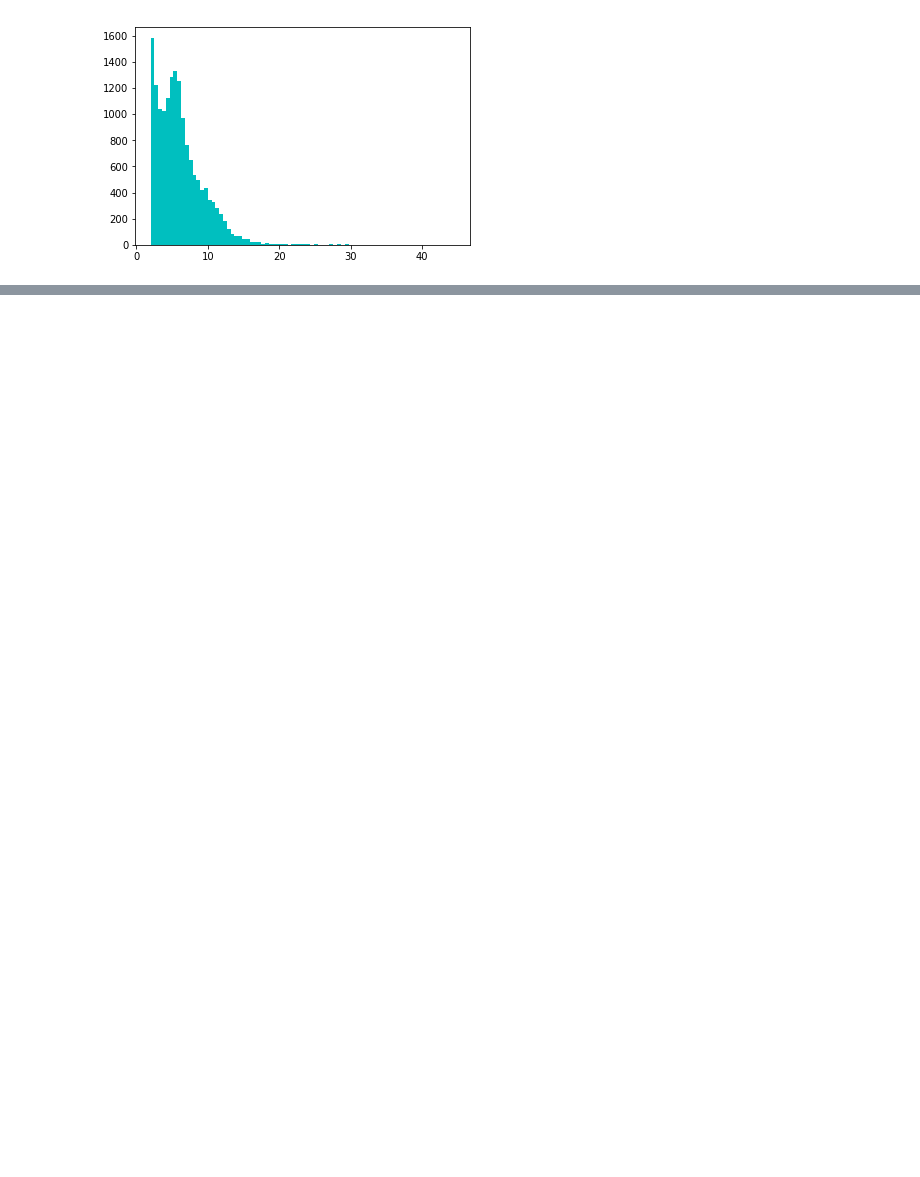
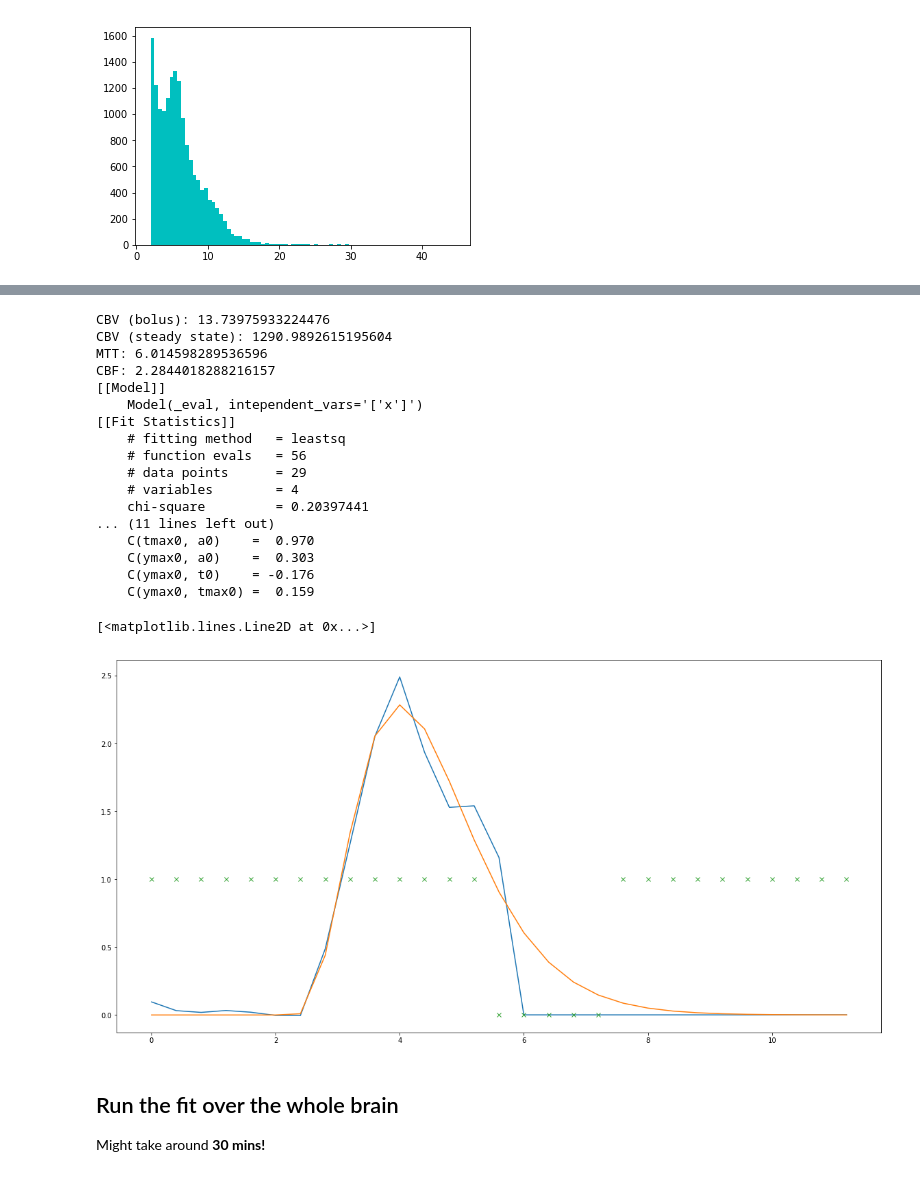
Before and after one commit to felixsc1/fiberphotometry, a Jupyter notebook: fMRI_notebooks/BolusTracking.ipynb, the cells around one changed output, grey strips where cells are left out. Saved outputs shown, nothing was run; the diff lists cells and outputs as text; code cells hidden in the pictures; blank space fills up the shorter version.

Commit message:
Bolus Tracking complete

```diff
--- a/fMRI_notebooks/BolusTracking.ipynb
+++ b/fMRI_notebooks/BolusTracking.ipynb
@@ -223,0 +278,44 @@ plt.plot(time, result.best_fit)
+# %%
+# Debugging 2: running fit and showing results for a single voxel
+
+mrslice=80*35*6
+voxelonslice = 2379
+
+integral, maximum, curves, cbv_steady = run_fit(data_reshaped[mrslice+voxelonslice,:])
+
+
+CBV_val = integral
+MTT_val = CBV_val / maximum
+CBF_val = CBV_val / MTT_val
+print(f'CBV (bolus): {CBV_val}')
+print(f'CBV (steady state): {cbv_steady}')
+print(f'MTT: {MTT_val}')
+print(f'CBF: {CBF_val}')
+print(curves['result'].fit_report())
+plt.figure(figsize=[20,10])
+plt.plot(curves['time'], curves['signal'])
+plt.plot(curves['time'], curves['result'].best_fit)
+plt.plot(curves['time'], curves['weights'],'x')
+# %% [output]
+CBV (bolus): 13.73975933224476
+CBV (steady state): 1290.9892615195604
+MTT: 6.014598289536596
+CBF: 2.2844018288216157
+[[Model]]
+    Model(_eval, intependent_vars='['x']')
+[[Fit Statistics]]
+    # fitting method   = leastsq
+    # function evals   = 56
+    # data points      = 29
+    # variables        = 4
+    chi-square         = 0.20397441
+... (11 lines left out)
+    C(tmax0, a0)    =  0.970
+    C(ymax0, a0)    =  0.303
+    C(ymax0, t0)    = -0.176
+    C(ymax0, tmax0) =  0.159
+[<matplotlib.lines.Line2D at 0x...>]
+[figure, added]
+# %% [markdown]
+## Run the fit over the whole brain
+Might take around **30 mins!**
```
Also changed, not shown: parts of 22 cells of this notebook, 4 other files.
